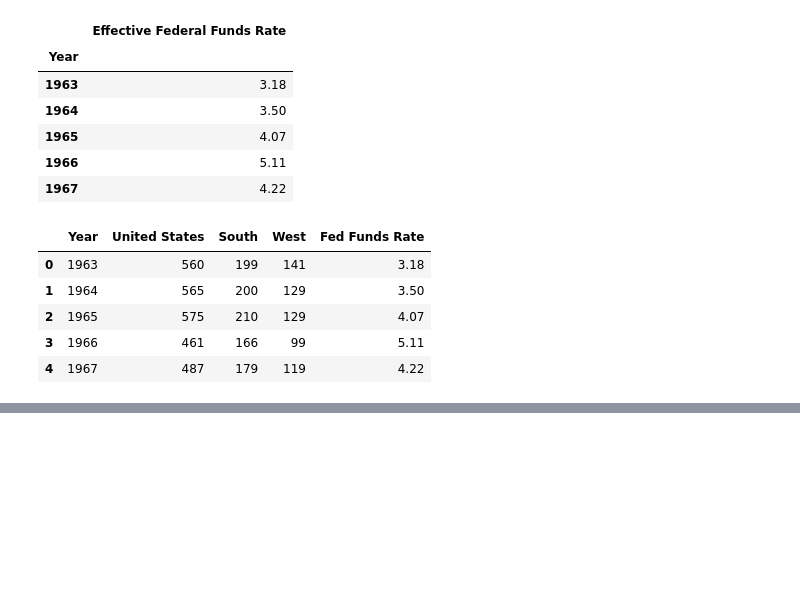
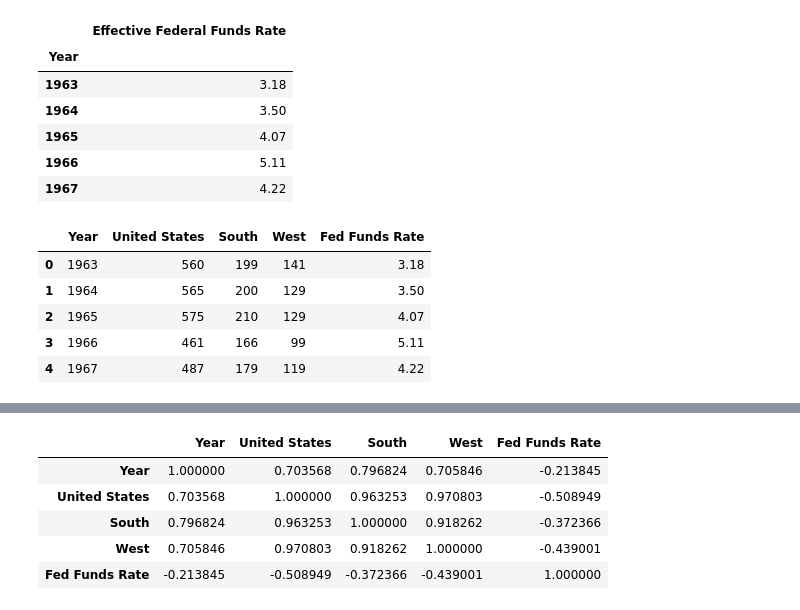
Before and after one commit to CarlosCocuy/ProjectRepo, a Jupyter notebook: fed_funds_analysis.ipynb, the cells around one changed output, grey strips where cells are left out. Cells and saved outputs as stored; diff of their text form; code cells hidden in the pictures; blank space fills up the shorter version.

```diff
--- a/fed_funds_analysis.ipynb
+++ b/fed_funds_analysis.ipynb
@@ -122,0 +130,10 @@ change_df.set_index('Years')
+# %%
+sales_pre_TwoK = sales_fed_funds_df[0:42]
+sales_pre_TwoK.corr()
+# %% [output]
+|  | Year | United States | South | West | Fed Funds Rate |
+| Year | 1.000000 | 0.703568 | 0.796824 | 0.705846 | -0.213845 |
+| United States | 0.703568 | 1.000000 | 0.963253 | 0.970803 | -0.508949 |
+| South | 0.796824 | 0.963253 | 1.000000 | 0.918262 | -0.372366 |
+| West | 0.705846 | 0.970803 | 0.918262 | 1.000000 | -0.439001 |
+| Fed Funds Rate | -0.213845 | -0.508949 | -0.372366 | -0.439001 | 1.000000 |
```
Also changed, not shown: parts of 5 cells of this notebook, 4 other files.
